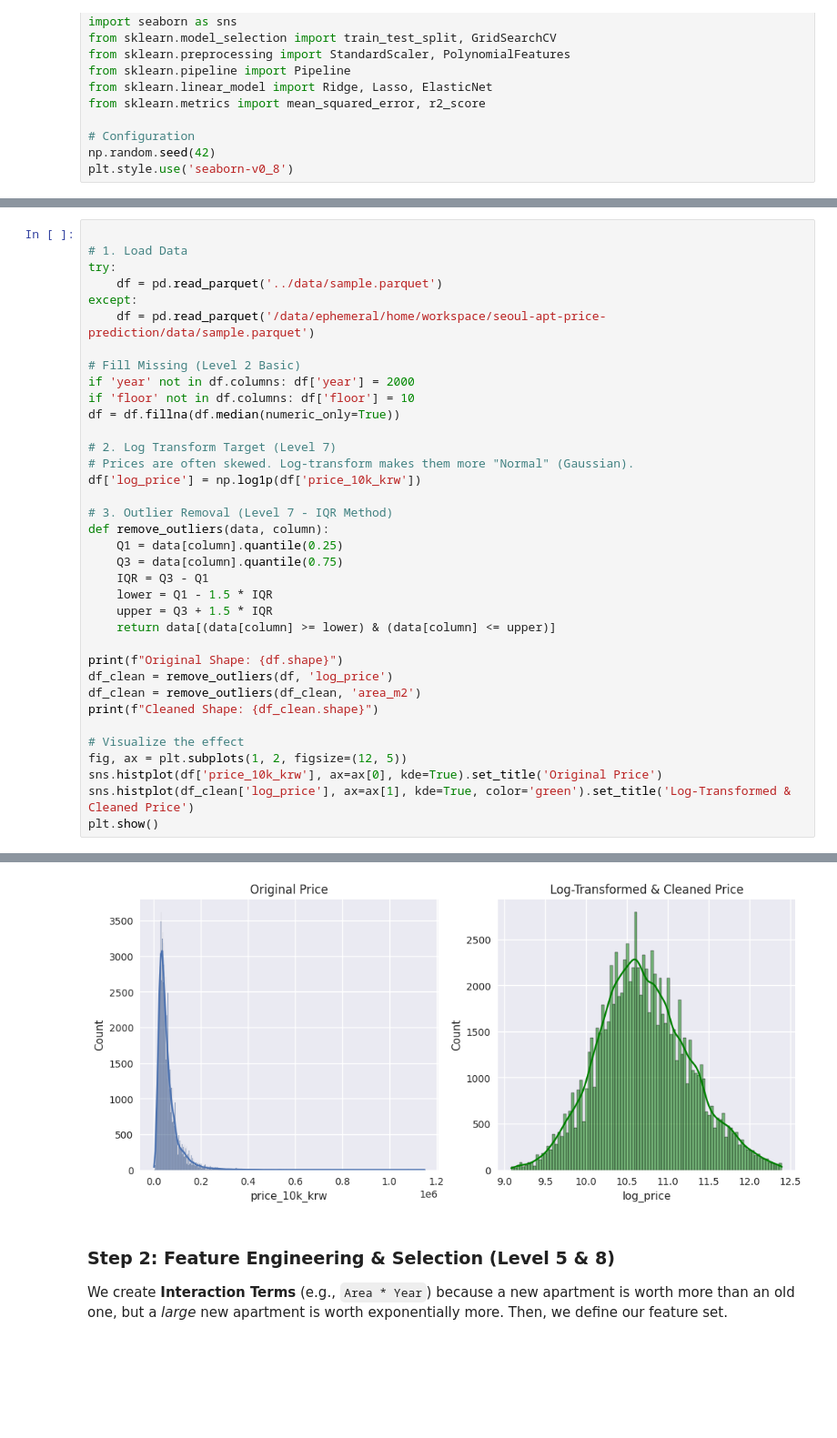
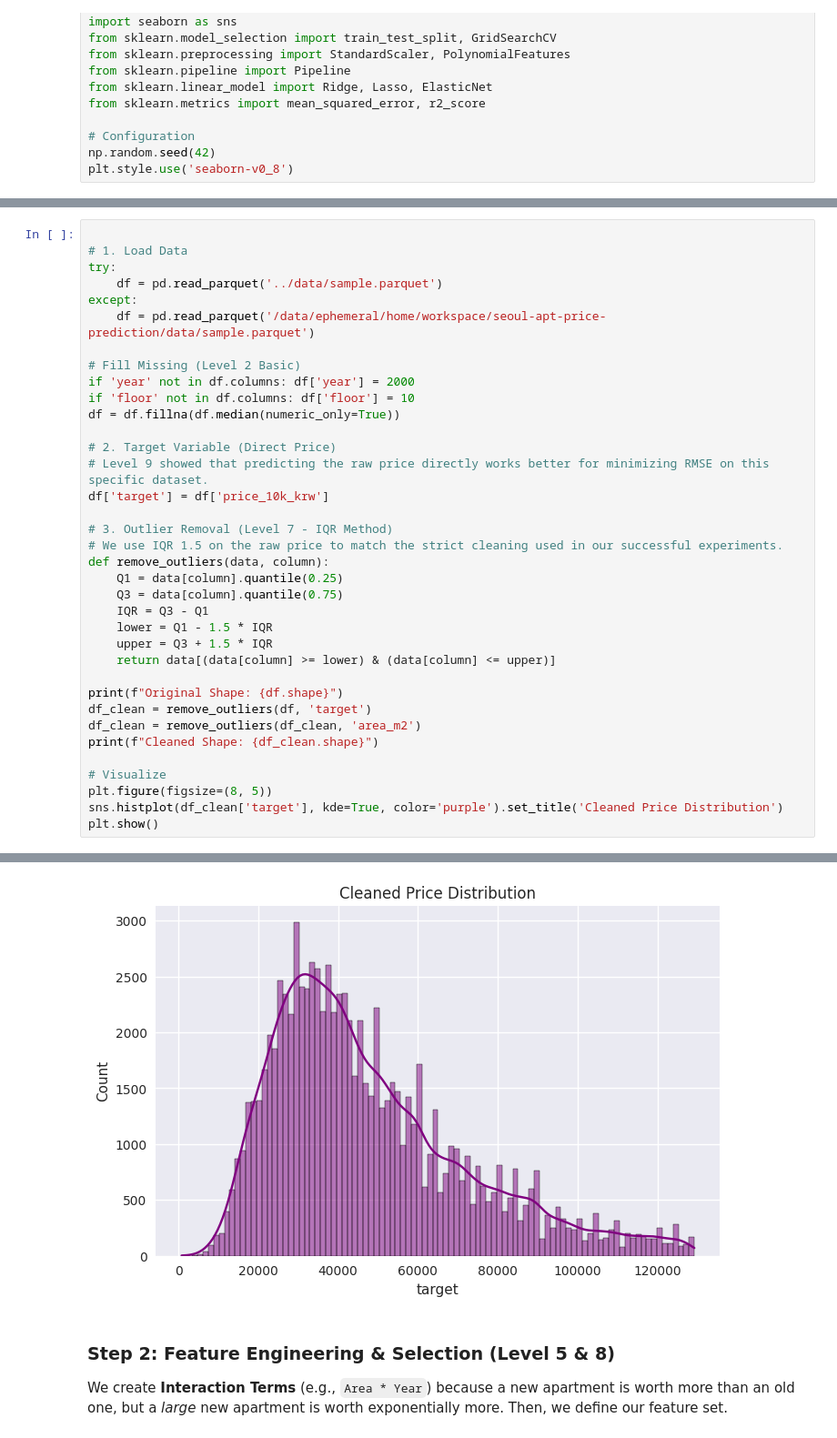
Before and after one commit to bookseal/seoul-apt-price-prediction, a Jupyter notebook: notebooks/Level_10_The_Final_Boss.ipynb, the cells around one changed output, grey strips where cells are left out. Shown at 91% size. Drawn from its saved outputs; the diff is of its cells as text; blank space fills up the shorter version.

```diff
--- a/notebooks/Level_10_The_Final_Boss.ipynb
+++ b/notebooks/Level_10_The_Final_Boss.ipynb
@@ -44,11 +45,12 @@ if 'year' not in df.columns: df['year'] = 2000
 if 'floor' not in df.columns: df['floor'] = 10
 df = df.fillna(df.median(numeric_only=True))
 
-# 2. Log Transform Target (Level 7)
-# Prices are often skewed. Log-transform makes them more "Normal" (Gaussian).
-df['log_price'] = np.log1p(df['price_10k_krw'])
+# 2. Target Variable (Direct Price)
+# Level 9 showed that predicting the raw price directly works better for minimizing RMSE on this specific dataset.
+df['target'] = df['price_10k_krw']
 
 # 3. Outlier Removal (Level 7 - IQR Method)
+# We use IQR 1.5 on the raw price to match the strict cleaning used in our successful experiments.
 def remove_outliers(data, column):
     Q1 = data[column].quantile(0.25)
     Q3 = data[column].quantile(0.75)
@@ -58,14 +60,13 @@ def remove_outliers(data, column):
     return data[(data[column] >= lower) & (data[column] <= upper)]
 
 print(f"Original Shape: {df.shape}")
-df_clean = remove_outliers(df, 'log_price')
+df_clean = remove_outliers(df, 'target')
 df_clean = remove_outliers(df_clean, 'area_m2')
 print(f"Cleaned Shape: {df_clean.shape}")
 
-# Visualize the effect
-fig, ax = plt.subplots(1, 2, figsize=(12, 5))
-sns.histplot(df['price_10k_krw'], ax=ax[0], kde=True).set_title('Original Price')
-sns.histplot(df_clean['log_price'], ax=ax[1], kde=True, color='green').set_title('Log-Transformed & Cleaned Price')
+# Visualize
+plt.figure(figsize=(8, 5))
+sns.histplot(df_clean['target'], kde=True, color='purple').set_title('Cleaned Price Distribution')
 plt.show()
 # %% [output]
 Original Shape: (99995, 12)
@@ -73,4 +74,4 @@ Cleaned Shape: (91518, 12)
-[figure, old version]
+[figure, new version]
 # %% [markdown]
 
 ### Step 2: Feature Engineering & Selection (Level 5 & 8)
```
Also changed, not shown: parts of 8 cells of this notebook, 18 other files.
